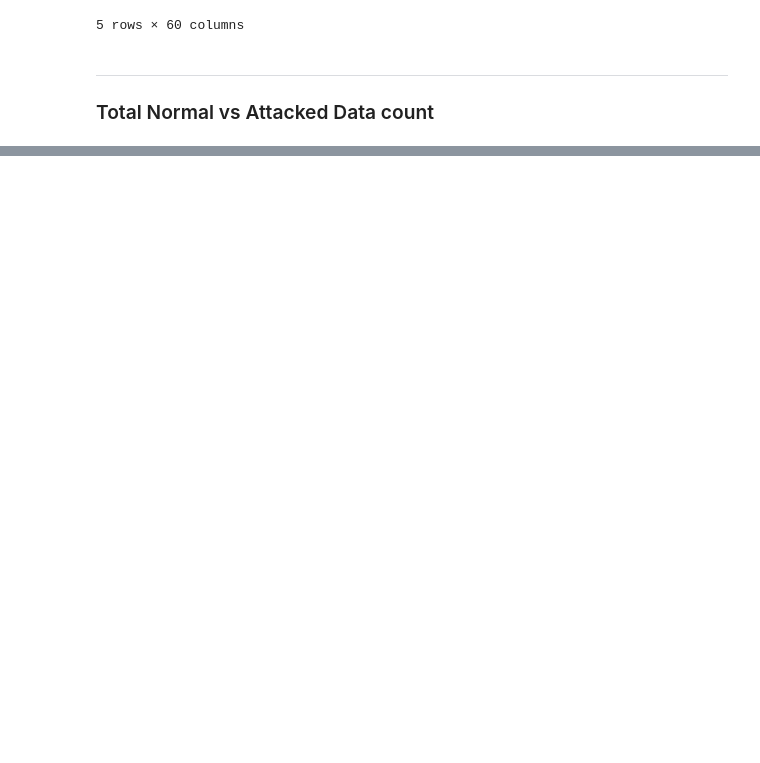
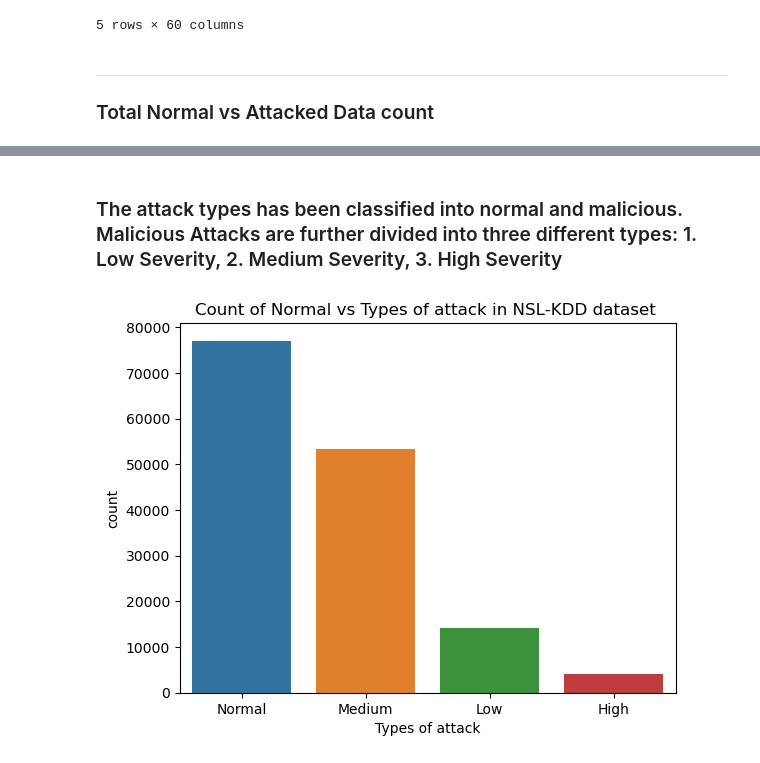
Before and after one commit to suzaladhikari/Network_Intrusion_Detector, a Jupyter notebook: Model's Performance /modelsperformance.ipynb, the cells around one changed output, grey strips where cells are left out. Saved outputs shown, nothing was run; the diff lists cells and outputs as text; code cells hidden in the pictures; blank space fills up the shorter version.

```diff
--- a/Model's Performance /modelsperformance.ipynb
+++ b/Model's Performance /modelsperformance.ipynb
@@ -47,0 +35,65 @@ Index(['Unnamed: 0', 'duration', 'src_bytes', 'dst_bytes', 'land',
+# %% [markdown]
+### The attack types has been classified into normal and malicious. Malicious Attacks are further divided into three different types: 1. Low Severity, 2. Medium Severity, 3. High Severity
+# %%
+attack_data = pd.read_csv('../Datasets/final_dataset.csv')
+
+severity_mapping = {
+    # Level 0: Normal traffic
+    'normal': 'Normal',
+
+    # Level 1: LOW SEVERITY - Reconnaissance
+    'ipsweep': 'Low',       # Network mapping
+    'nmap': 'Low',          # Port scanning
+    'portsweep': 'Low',     # Port scanning
+    'satan': 'Low',         # Security scanner
+    'mscan': 'Low',         # Mass scanner
+    'saint': 'Low',         # Security scanner
+
+    # Level 2: MEDIUM SEVERITY - Availability attacks
+    'back': 'Medium',       # DoS
+    'land': 'Medium',       # DoS
+    'neptune': 'Medium',    # SYN flood
+    'pod': 'Medium',        # Ping of death
+    'smurf': 'Medium',      # ICMP flood
+    'teardrop': 'Medium',   # DoS
+    'apache2': 'Medium',    # DoS
+    'udpstorm': 'Medium',   # DoS
+    'processtable': 'Medium', # DoS
+    'worm': 'Medium',      # Self-propagating
+    'mailbomb': 'Medium',   # Email-based DoS
+    # Level 3: HIGH SEVERITY - Unauthorized access
+    'guess_passwd': 'High',     # Brute force
+    'ftp_write': 'High',        # File upload
+    'imap': 'High',             # Mail access
+    'phf': 'High',              # CGI exploit
+    'multihop': 'High',         # Multi-stage
+    'warezmaster': 'High',      # Illegal software
+    'warezclient': 'High',      # Illegal software client
+    'spy': 'High',              # Spyware
+    'xlock': 'High',            # Lockout attack
+    'xsnoop': 'High',           # Snooping
+    'snmpguess': 'High',        # SNMP brute force
+    'snmpgetattack': 'High',    # SNMP exploit
+    'httptunnel': 'High',       # Tunneling
+    'sendmail': 'High',         # Mail exploit
+    'named': 'High',            # DNS exploit
+    'buffer_overflow': 'High',  # Memory corruption
+    'loadmodule': 'High',       # Kernel module
+    'perl': 'High',             # Script execution
+    'rootkit': 'High',          # Rootkit
+    'sqlattack': 'High',        # SQL injection
+    'xterm': 'High',            # Remote terminal
+    'ps': 'High'                # Process attack
+}
+
+types_of_attack = attack_data['attack'].map(severity_mapping)
+attack_count = types_of_attack.value_counts().reset_index()
+
+
+sns.barplot(x = 'attack', y = 'count', data = attack_count, hue = 'attack')
+plt.xlabel("Types of attack")
+plt.title("Count of Normal vs Types of attack in NSL-KDD dataset ")
+plt.savefig('../Model Pictures/attackdistribution.png')
+plt.show()
+# %% [output]
+[figure, added]
```
Also changed, not shown: parts of 4 cells of this notebook.
